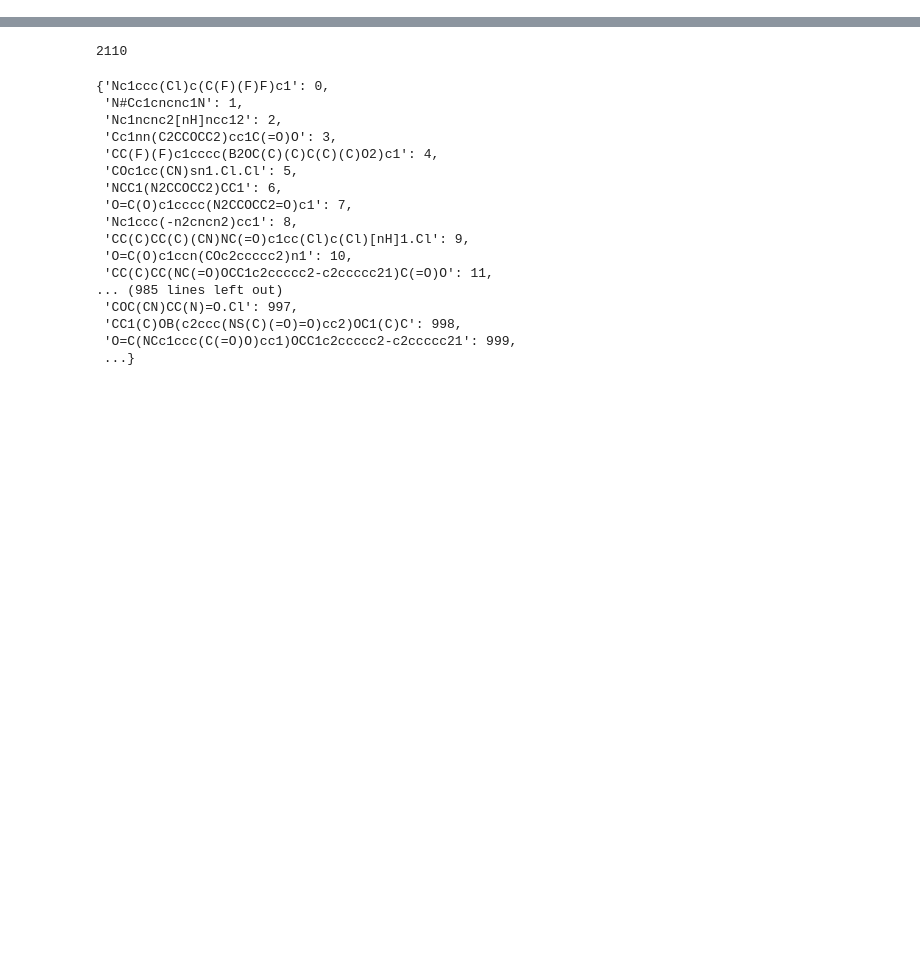
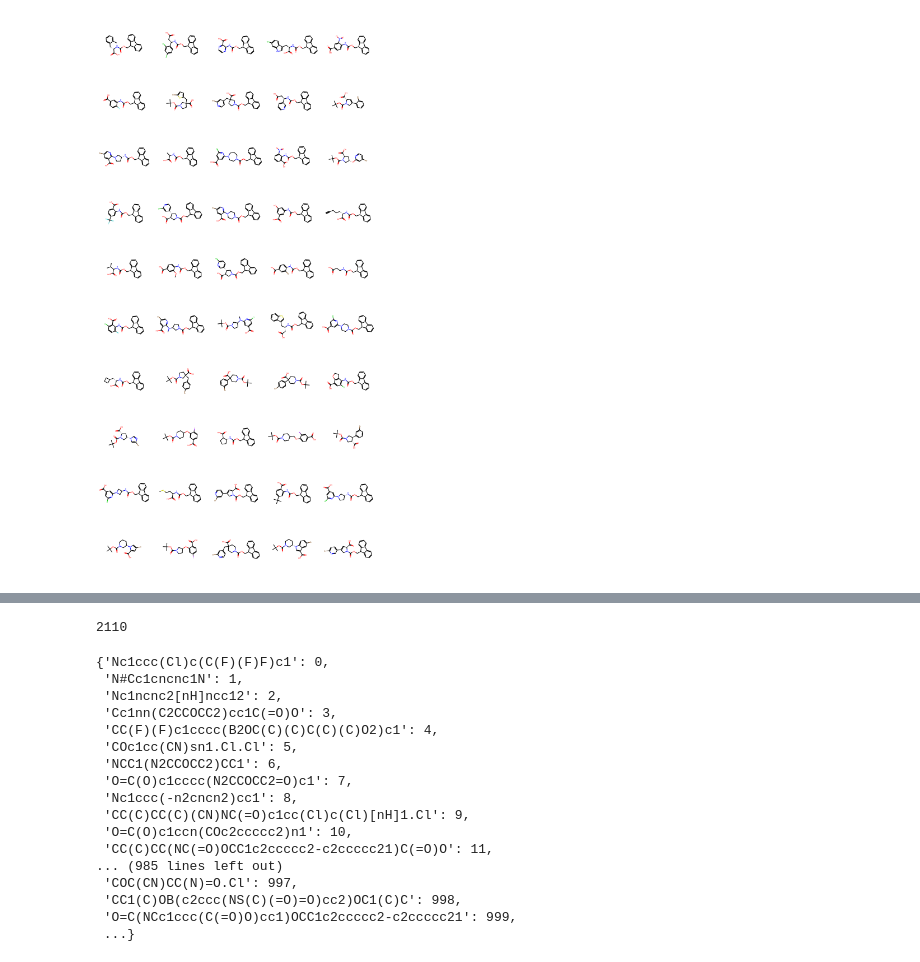
Before and after one commit to ottantacinque/KaggleLeashBio, a Jupyter notebook: notebooks/000_1_eda.ipynb, the cells around one changed output, grey strips where cells are left out. Cells and saved outputs as stored; diff of their text form; code cells hidden in the pictures; blank space fills up the shorter version.

```diff
--- a/notebooks/000_1_eda.ipynb
+++ b/notebooks/000_1_eda.ipynb
@@ -44,0 +116,8 @@ import pickle
+# %%
+img = Draw.MolsToGridImage(bb1_mols_test_no_share,
+                            molsPerRow=5, #一列に配置する分子の数
+                            subImgSize=(200,200),
+                            )
+img
+# %% [output]
+[figure, added]
```
Also changed, not shown: parts of 18 cells of this notebook, 1 other file.
